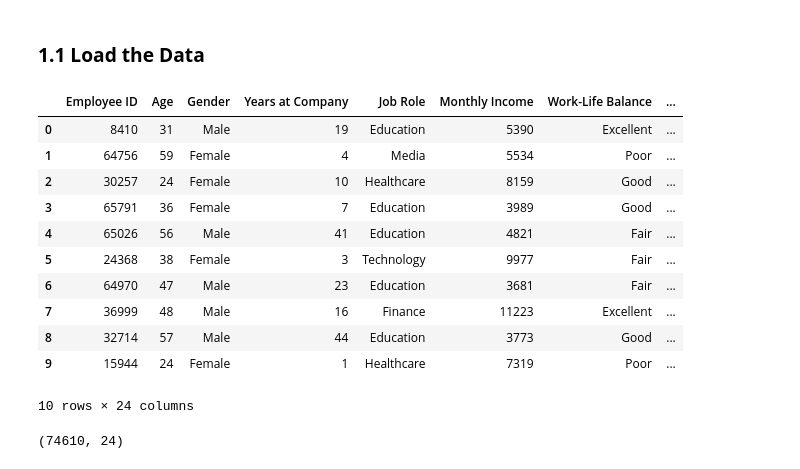
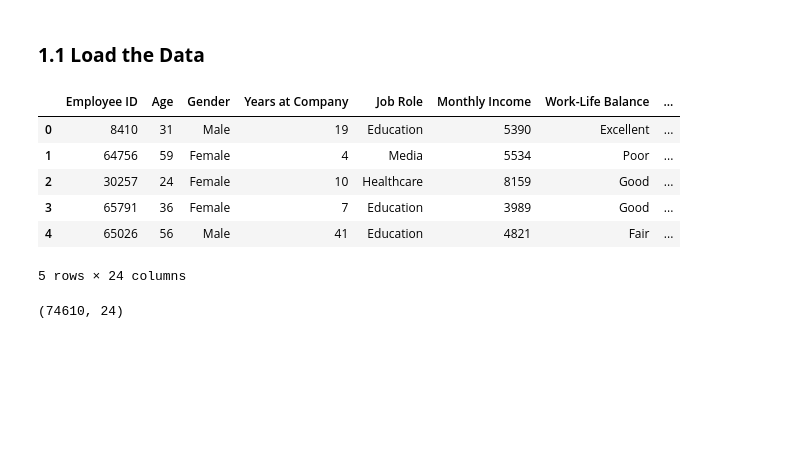
Before and after one commit to Proxpekt/Employee_Retention_Prediction, a Jupyter notebook: Predicting_Employee_Retention.ipynb, the cells around one changed output. Drawn from its saved outputs; the diff is of its cells as text; code cells hidden in the pictures; blank space fills up the shorter version.

```diff
--- a/Predicting_Employee_Retention.ipynb
+++ b/Predicting_Employee_Retention.ipynb
@@ -155,20 +161,15 @@ import pandas as pd
 df = pd.read_csv("Employee_data.csv")
 # %%
 # Check the first few entries
-df.head(10)
+df.head()
 # %% [output]
 |  | Employee ID | Age | Gender | Years at Company | Job Role | Monthly Income | Work-Life Balance | ... |
 | 0 | 8410 | 31 | Male | 19 | Education | 5390 | Excellent | ... |
 | 1 | 64756 | 59 | Female | 4 | Media | 5534 | Poor | ... |
 | 2 | 30257 | 24 | Female | 10 | Healthcare | 8159 | Good | ... |
 | 3 | 65791 | 36 | Female | 7 | Education | 3989 | Good | ... |
 | 4 | 65026 | 56 | Male | 41 | Education | 4821 | Fair | ... |
-| 5 | 24368 | 38 | Female | 3 | Technology | 9977 | Fair | ... |
-| 6 | 64970 | 47 | Male | 23 | Education | 3681 | Fair | ... |
-| 7 | 36999 | 48 | Male | 16 | Finance | 11223 | Excellent | ... |
-| 8 | 32714 | 57 | Male | 44 | Education | 3773 | Good | ... |
-| 9 | 15944 | 24 | Female | 1 | Healthcare | 7319 | Poor | ... |
-10 rows × 24 columns
+5 rows × 24 columns
 # %%
 # Inspect the shape of the dataset
 df.shape
```
Also changed, not shown: parts of 62 cells of this notebook, 1 other file.
